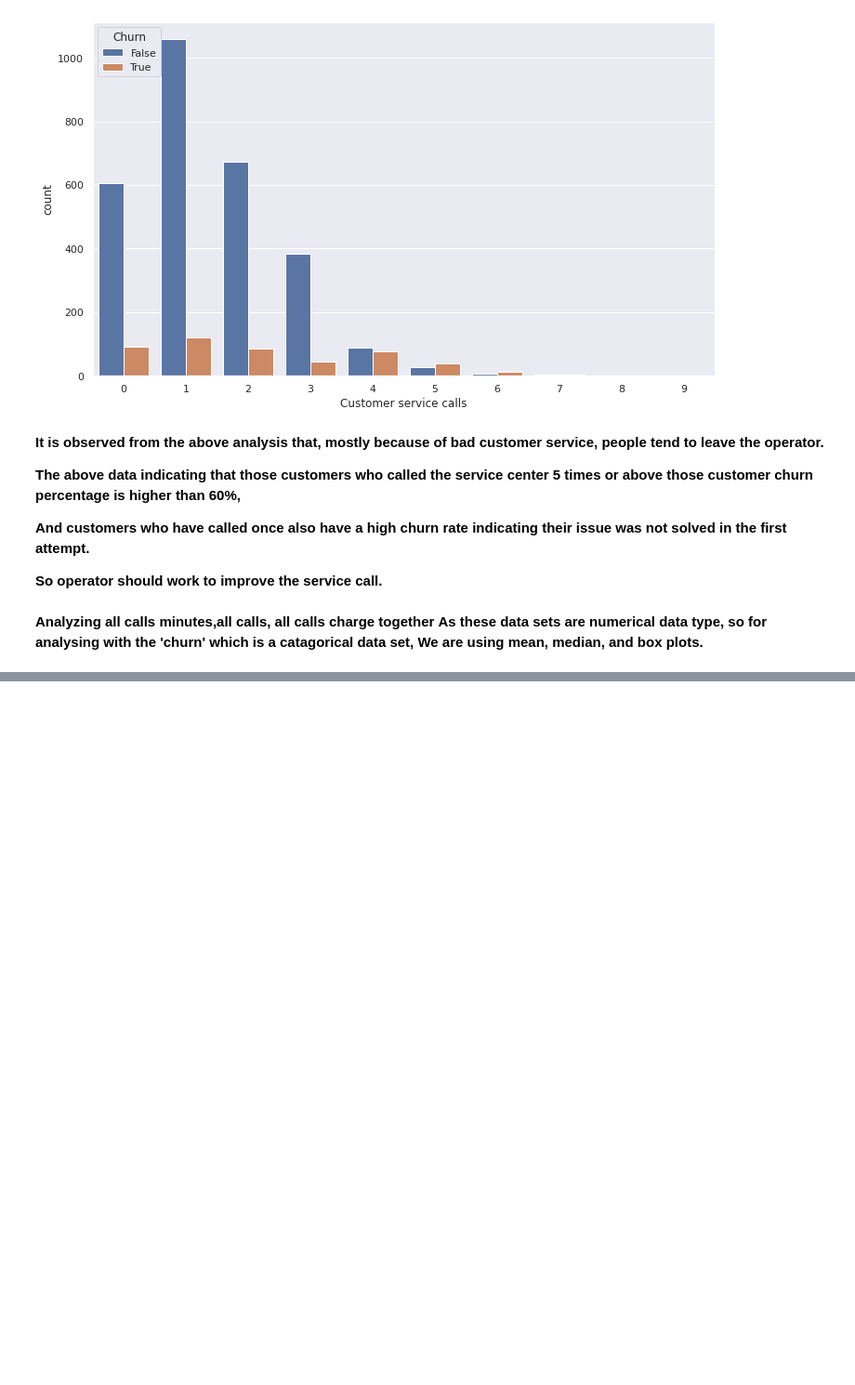
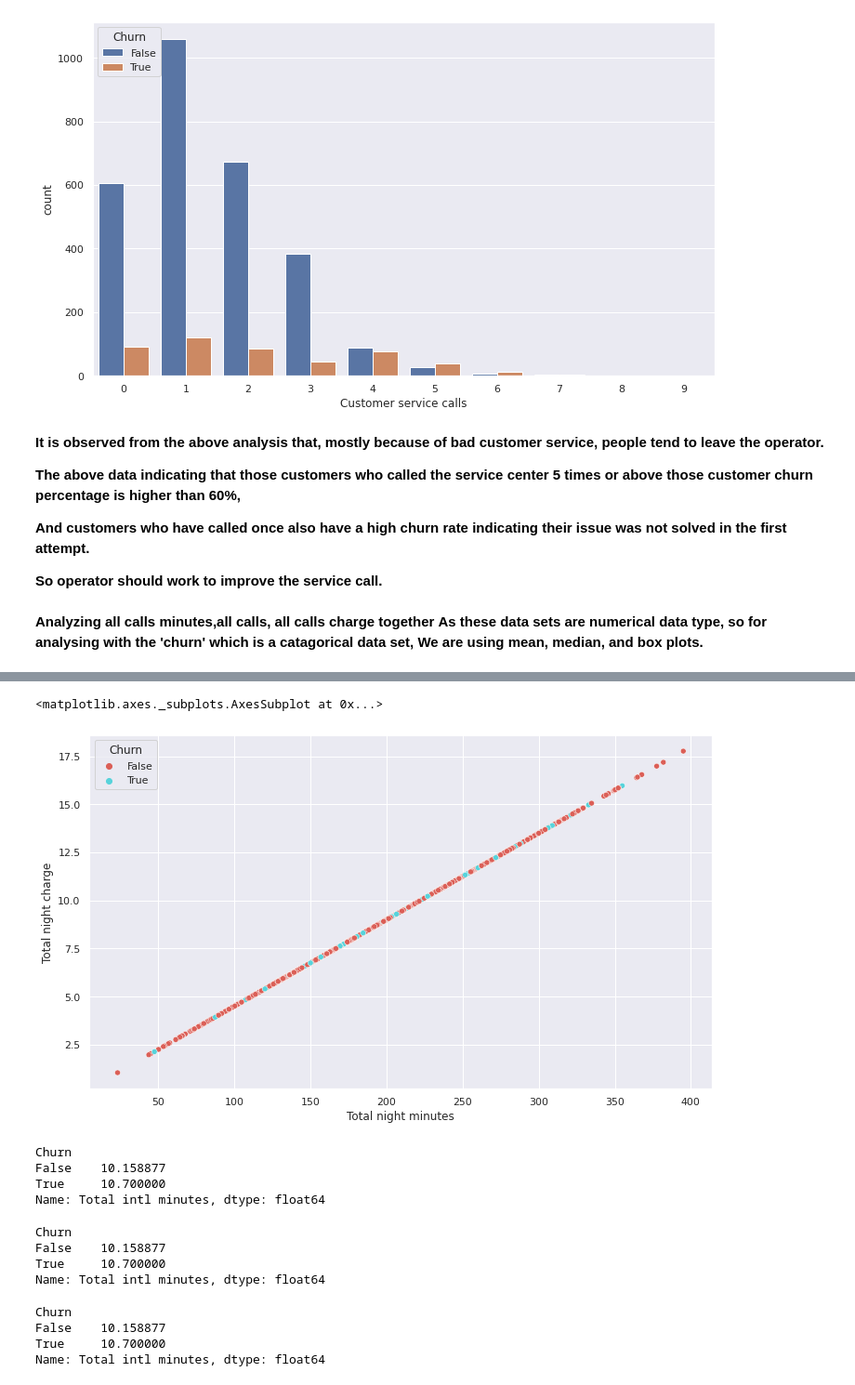
Before and after one commit to Saurabh230295/Telecom-Churn, a Jupyter notebook: Telecom_Churn_Analysis_Capstone_Project.ipynb, the cells around one changed output, grey strips where cells are left out. Shown at 93% size. Drawn from its saved outputs; the diff is of its cells as text; code cells hidden in the pictures; blank space fills up the shorter version.

```diff
--- a/Telecom_Churn_Analysis_Capstone_Project.ipynb
+++ b/Telecom_Churn_Analysis_Capstone_Project.ipynb
@@ -600,0 +685,30 @@ sns.countplot(x='Customer service calls',hue="Churn",data = telecom_df)
+# %%
+#show the relation using scatter plot
+sns.scatterplot(x="Total night minutes", y="Total night charge", hue="Churn", data=telecom_df,palette='hls')
+# %% [output]
+<matplotlib.axes._subplots.AxesSubplot at 0x...>
+[figure, added]
+# %%
+#Print the mean value of churned and not churned customer
+print(telecom_df.groupby(["Churn"])['Total intl minutes'].mean())
+# %% [output]
+Churn
+False    10.158877
+True     10.700000
+Name: Total intl minutes, dtype: float64
+# %%
+#Print the mean value of churned and not churned customer
+print(telecom_df.groupby(["Churn"])['Total intl minutes'].mean())
+# %% [output]
+Churn
+False    10.158877
+True     10.700000
+Name: Total intl minutes, dtype: float64
+# %%
+#Print the mean value of churned and not churned customer
+print(telecom_df.groupby(["Churn"])['Total intl minutes'].mean())
+# %% [output]
+Churn
+False    10.158877
+True     10.700000
+Name: Total intl minutes, dtype: float64
```
Also changed, not shown: parts of 16 cells of this notebook.
